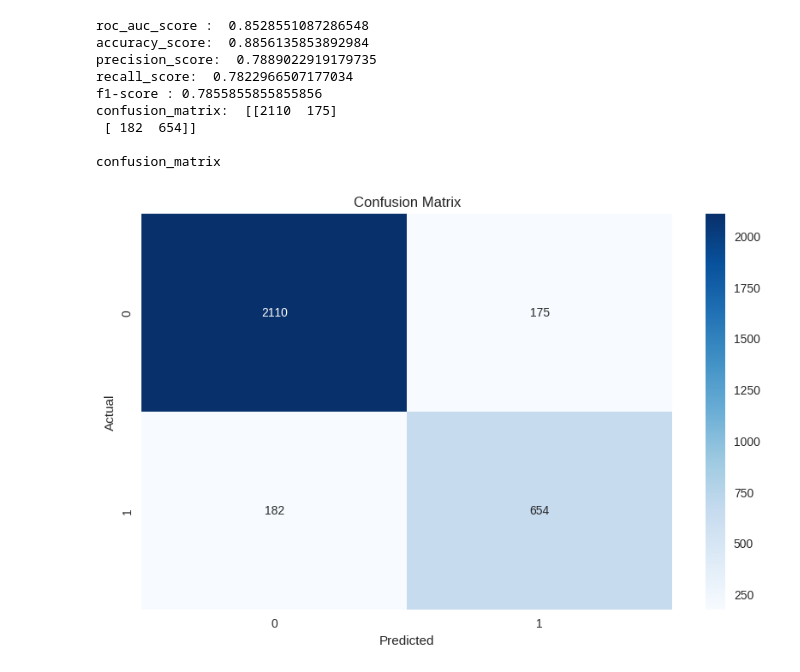
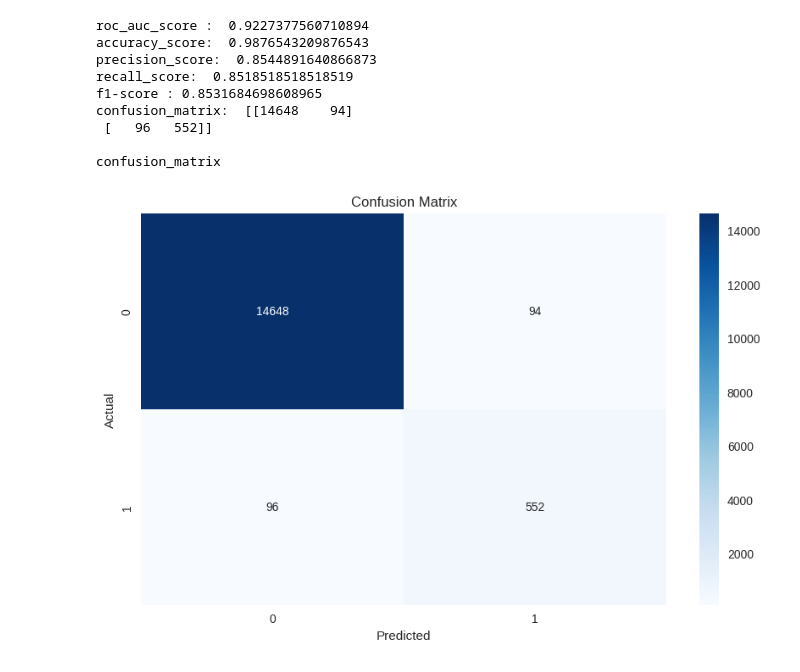
Before and after one commit to Zarebin/nextgen-06, a Jupyter notebook: science/projects/Ghazaleh Mahmoudi/01-main-content/main_content_detection.ipynb, the cells around one changed output. Saved outputs shown, nothing was run; the diff lists cells and outputs as text; code cells hidden in the pictures.

```diff
--- a/science/projects/Ghazaleh Mahmoudi/01-main-content/main_content_detection.ipynb
+++ b/science/projects/Ghazaleh Mahmoudi/01-main-content/main_content_detection.ipynb
@@ -3376,19 +324,14 @@ array([0.87145114, 0.11311559, 0.01543328], dtype=float32)
-# %%
-from sklearn.svm import SVC
-# define outlier detection model
-svm_model = SVC()
-svm_model.fit(x_train, y_train)
-y_pred = svm_model.predict(x_test)
-
-model_result(y_test,y_pred, version='XGBClassifier')
-# %% [output]
-roc_auc_score :  0.8528551087286548
-accuracy_score:  0.8856135853892984
-precision_score:  0.7889022919179735
-recall_score:  0.7822966507177034
-f1-score : 0.7855855855855856
-confusion_matrix:  [[2110  175]
- [ 182  654]]
-
-confusion_matrix
-[figure, removed]
+# %%
+%%time
+extra_tree_train(x_train, x_test, y_train, y_test)
+# %% [output]
+roc_auc_score :  0.9227377560710894
+accuracy_score:  0.9876543209876543
+precision_score:  0.8544891640866873
+recall_score:  0.8518518518518519
+f1-score : 0.8531684698608965
+confusion_matrix:  [[14648    94]
+ [   96   552]]
+
+confusion_matrix
+[figure, added]
```
Also changed, not shown: parts of 73 cells of this notebook, 1 other file.
